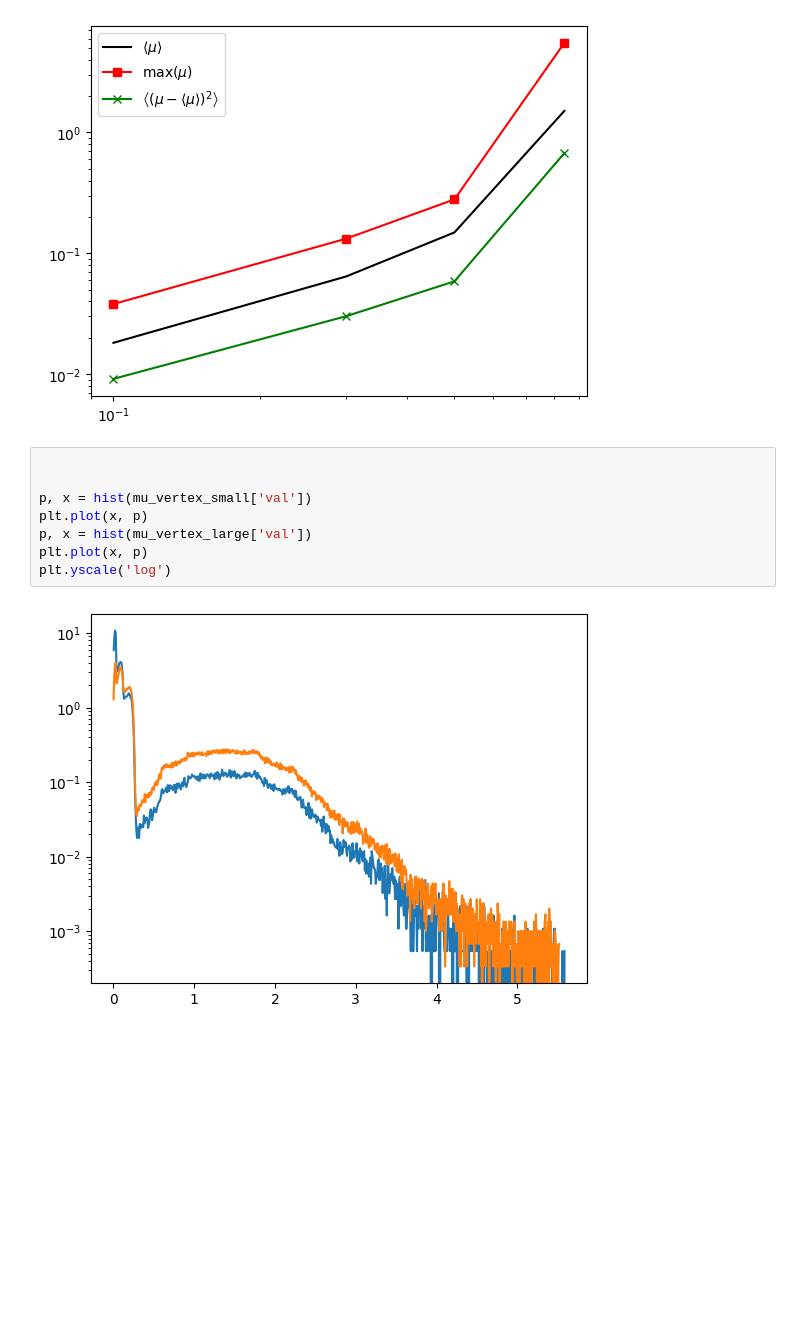
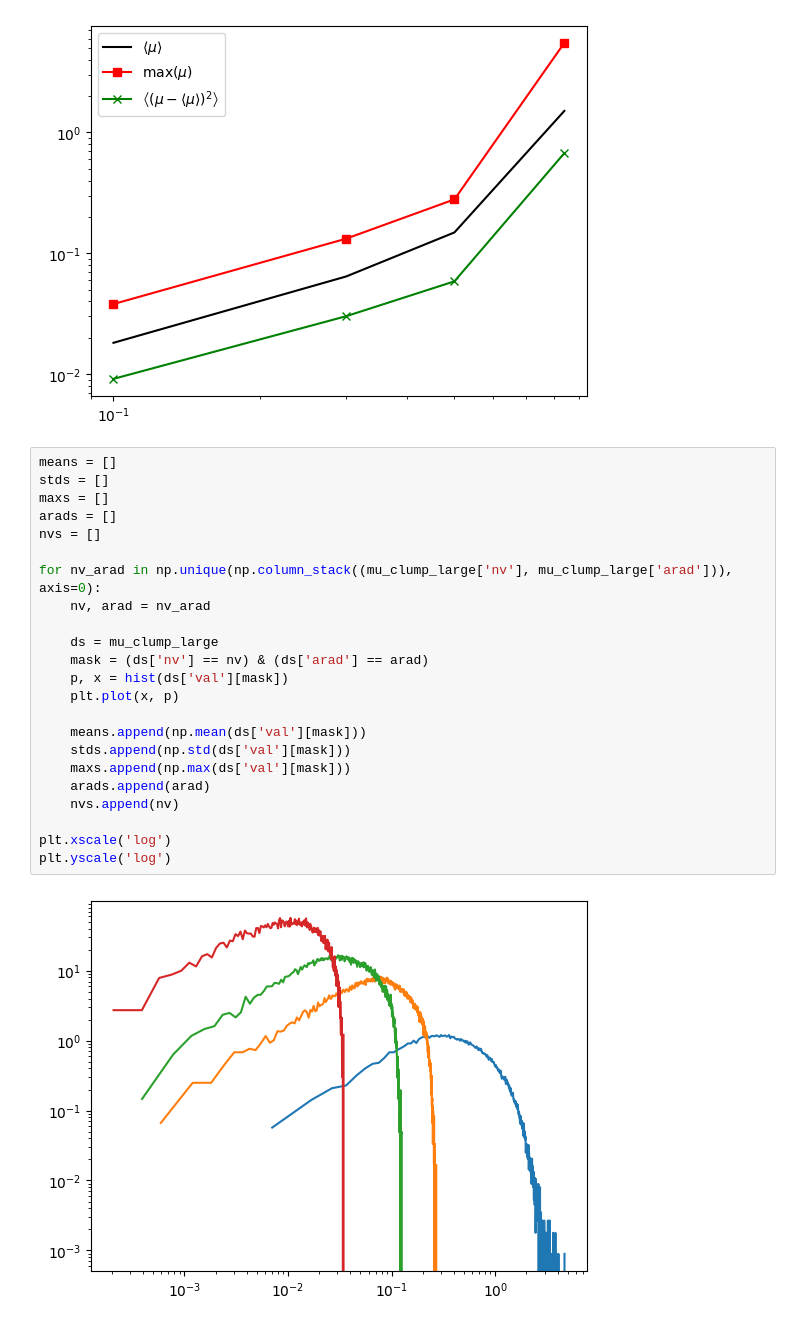
Before and after one commit to mmccraw98/notebooks-spring-26, a Jupyter notebook: 01/grant/analyzing-server-data/analyze-jamming-friction.ipynb, the cells around one changed output. Cells and saved outputs as stored; diff of their text form; blank space fills up the shorter version.

```diff
--- a/01/grant/analyzing-server-data/analyze-jamming-friction.ipynb
+++ b/01/grant/analyzing-server-data/analyze-jamming-friction.ipynb
@@ -71,13 +71,28 @@ plt.xscale('log')
 plt.yscale('log')
 # %% [output]
 [figure]
-# %%
-
-
-p, x = hist(mu_vertex_small['val'])
-plt.plot(x, p)
-p, x = hist(mu_vertex_large['val'])
-plt.plot(x, p)
-plt.yscale('log')
-# %% [output]
-[figure, removed]
+# %%
+means = []
+stds = []
+maxs = []
+arads = []
+nvs = []
+
+for nv_arad in np.unique(np.column_stack((mu_clump_large['nv'], mu_clump_large['arad'])), axis=0):
+    nv, arad = nv_arad
+
+    ds = mu_clump_large
+    mask = (ds['nv'] == nv) & (ds['arad'] == arad)
+    p, x = hist(ds['val'][mask])
+    plt.plot(x, p)
+
+    means.append(np.mean(ds['val'][mask]))
+    stds.append(np.std(ds['val'][mask]))
+    maxs.append(np.max(ds['val'][mask]))
+    arads.append(arad)
+    nvs.append(nv)
+
+plt.xscale('log')
+plt.yscale('log')
+# %% [output]
+[figure, added]
```
Also changed, not shown: parts of 1 cell of this notebook, 3 other files.
